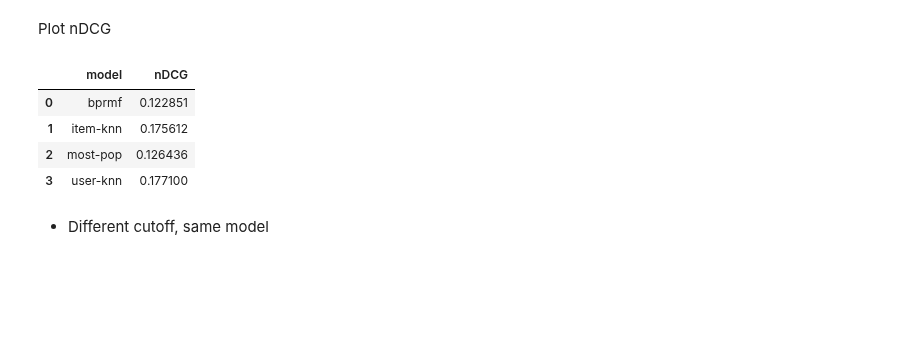
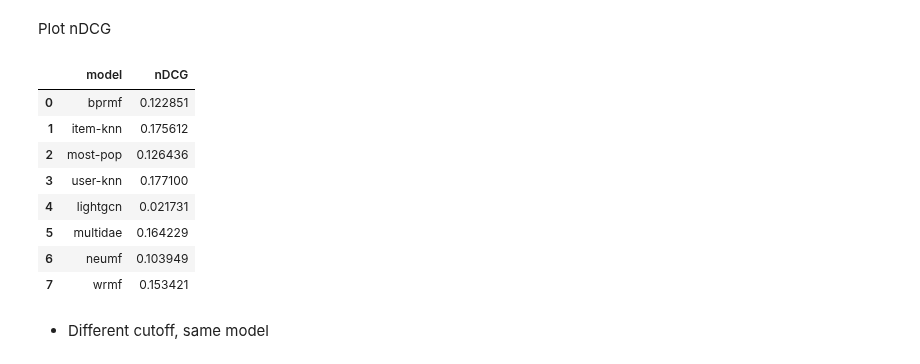
Before and after one commit to marinimau/privacy_and_fairness_in_recsys, a Jupyter notebook: results/plot_ndcg.ipynb, the cells around one changed output. Saved outputs shown, nothing was run; the diff lists cells and outputs as text; code cells hidden in the pictures; blank space fills up the shorter version.

Commit message:
add wrmf.tsv

```diff
--- a/results/plot_ndcg.ipynb
+++ b/results/plot_ndcg.ipynb
@@ -3,20 +3,24 @@ Plot nDCG
 # %%
 import pandas as pd
 import matplotlib.pyplot as plt
 
 
 
 cutoff_10 = pd.read_csv('./recommender-metrics/cutoff-10.csv', header=0)
 cutoff_20 = pd.read_csv('./recommender-metrics/cutoff-20.csv', header=0)
 cutoff_50 = pd.read_csv('./recommender-metrics/cutoff-50.csv', header=0)
 
-cutoff_50.head(5)
+cutoff_50.head(8)
 # %% [output]
 |  | model | nDCG |
 | 0 | bprmf | 0.122851 |
 | 1 | item-knn | 0.175612 |
 | 2 | most-pop | 0.126436 |
 | 3 | user-knn | 0.177100 |
+| 4 | lightgcn | 0.021731 |
+| 5 | multidae | 0.164229 |
+| 6 | neumf | 0.103949 |
+| 7 | wrmf | 0.153421 |
 # %% [markdown]
 * Different cutoff, same model
 # %%
```
Also changed, not shown: parts of 8 cells of this notebook, 2 other files.
